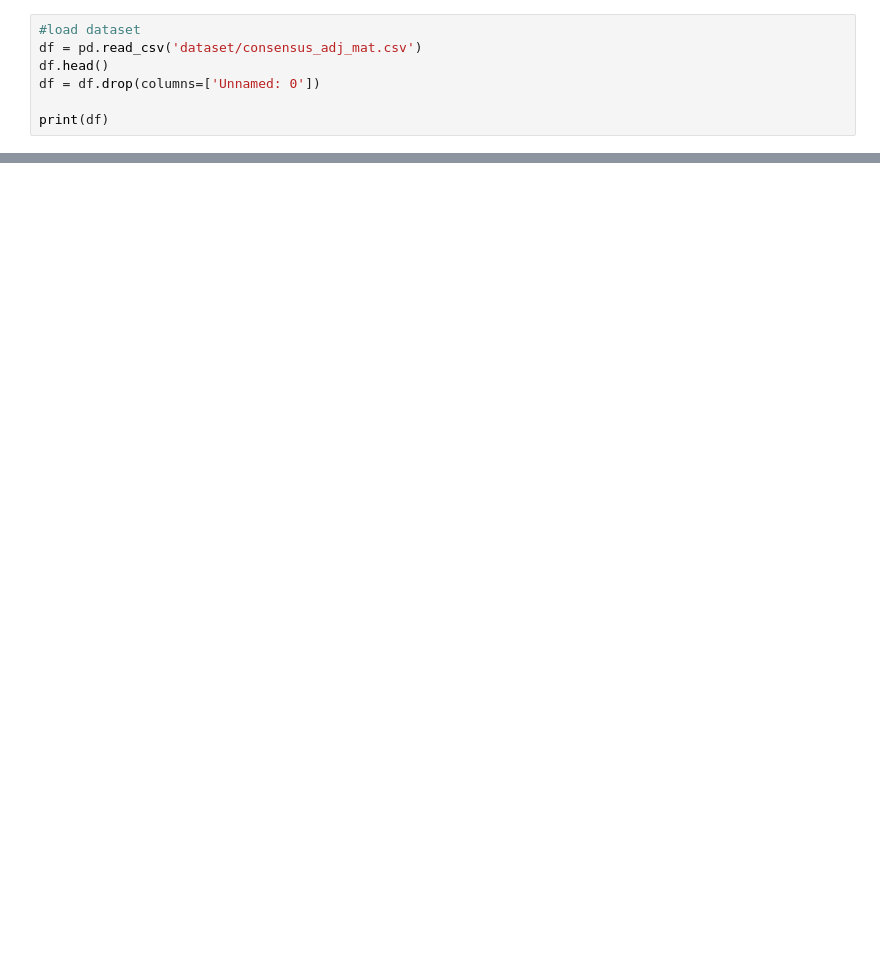
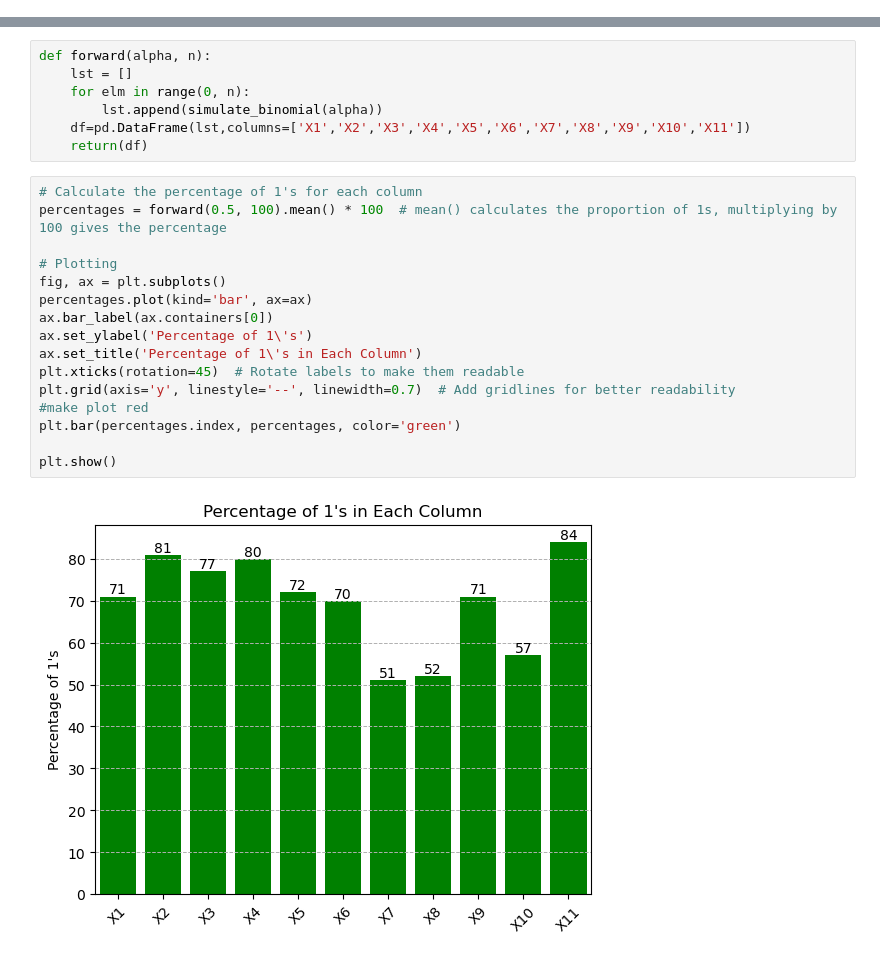
Before and after one commit to AblaZe42/MODCOM_PROJECT, a Jupyter notebook: august.ipynb, the cells around one changed output, grey strips where cells are left out. Saved outputs shown, nothing was run; the diff lists cells and outputs as text; blank space fills up the shorter version.

```diff
--- a/august.ipynb
+++ b/august.ipynb
@@ -4,10 +3,3 @@ import pandas as pd
 import numpy as np
 import matplotlib.pyplot as plt
 import networkx as nx
-# %%
-#load dataset
-df = pd.read_csv('dataset/consensus_adj_mat.csv')
-df.head()
-df = df.drop(columns=['Unnamed: 0'])
-
-print(df)
@@ -45,0 +146,25 @@ print(G.edges)
+# %%
+def forward(alpha, n):
+    lst = []
+    for elm in range(0, n):
+        lst.append(simulate_binomial(alpha))
+    df=pd.DataFrame(lst,columns=['X1','X2','X3','X4','X5','X6','X7','X8','X9','X10','X11'])
+    return(df)
+# %%
+# Calculate the percentage of 1's for each column
+percentages = forward(0.5, 100).mean() * 100  # mean() calculates the proportion of 1s, multiplying by 100 gives the percentage
+
+# Plotting
+fig, ax = plt.subplots()
+percentages.plot(kind='bar', ax=ax)
+ax.bar_label(ax.containers[0])
+ax.set_ylabel('Percentage of 1\'s')
+ax.set_title('Percentage of 1\'s in Each Column')
+plt.xticks(rotation=45)  # Rotate labels to make them readable
+plt.grid(axis='y', linestyle='--', linewidth=0.7)  # Add gridlines for better readability
+#make plot red
+plt.bar(percentages.index, percentages, color='green')
+
+plt.show()
+# %% [output]
+[figure, added]
```
Also changed, not shown: parts of 14 cells of this notebook.
